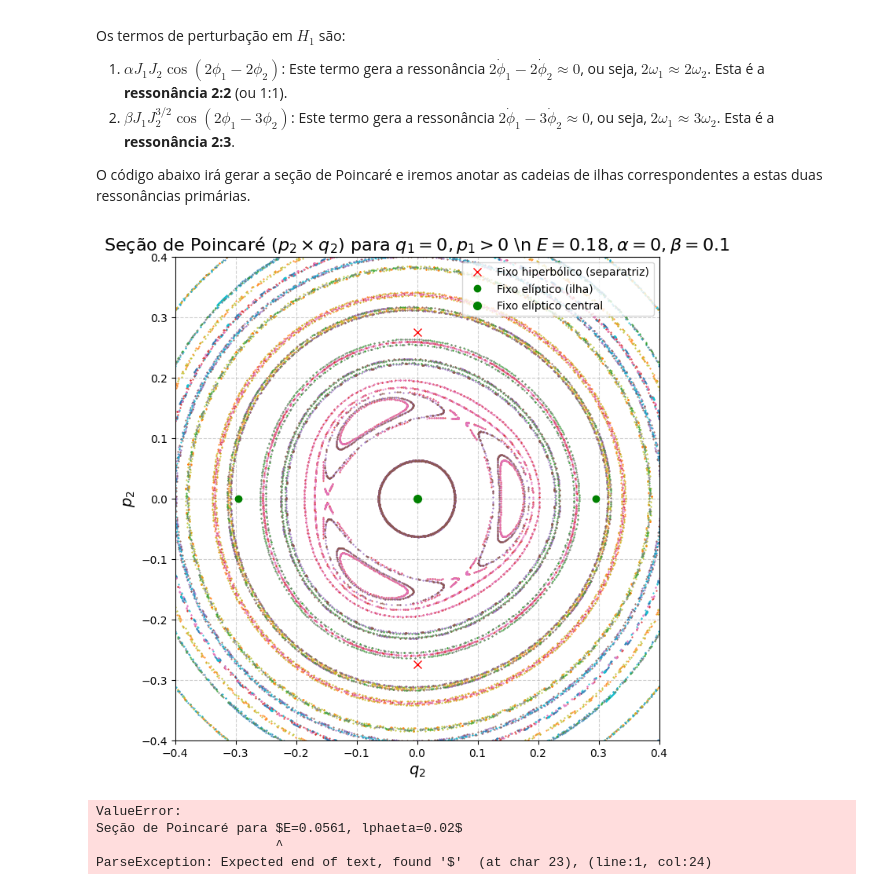
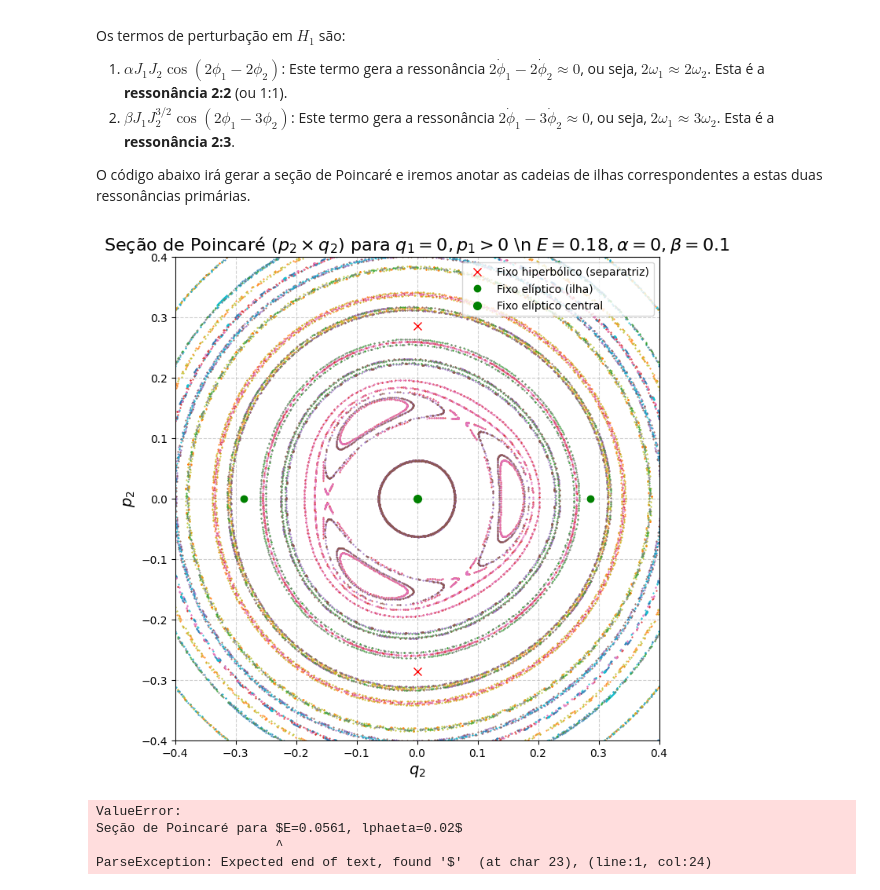
Before and after one commit to Academic-Codex/PGF5005-Mecanica-Classica, a Jupyter notebook: Estudo Dirigido 02/2.Walker-Ford.ipynb, the cells around one changed output. Cells and saved outputs as stored; diff of their text form; code cells hidden in the pictures.

```diff
--- a/Estudo Dirigido 02/2.Walker-Ford.ipynb
+++ b/Estudo Dirigido 02/2.Walker-Ford.ipynb
@@ -560,7 +636,7 @@ def fixed_points_WF(E, alpha, phi1_star=1.5*np.pi):
 # %%
 E = 0.18
-ALPHA = 0.1
-BETA = 0.0
+ALPHA = 0
+BETA = 0.1
 PHI1_SECTION = 1.5 * np.pi
 
 integrator_2_4 = WalkerFordIntegrator(alpha=ALPHA, beta=BETA)
@@ -615,20 +691,20 @@ ax.grid(True, linestyle='--', alpha=0.6)
 # ax.plot(-0.68, 0, 'rx', ms=8)
 # ax.plot([0.38, -0.38], [0.55, 0.55], 'go', ms=6, label='Pontos Fixos Elípticos (Ilha)')
 # ax.plot([0.38, -0.38], [-0.55, -0.55], 'go', ms=6)
-pts = fixed_points_WF(E=0.18, alpha=0.1, phi1_star=PHI1_SECTION)
+pts = fixed_points_alpha_beta(E, ALPHA, BETA, PHI1_SECTION, integrator_2_4)
 
 # sobrepor no gráfico:
-for q2,p2,kind,C,J2,J1 in pts:
-    if kind == 'central':
-        ax.plot(q2, p2, 'go', ms=7, label='Fixo elíptico central')
-    elif C == -1:
-        ax.plot(q2, p2, 'go', ms=6, label='Fixo elíptico (ilha)')  # centros laterais
-    else:
-        ax.plot(q2, p2, 'rx', ms=7, label='Fixo hiperbólico (separatriz)')
+for d in pts:
+    if d['kind'] == 'central':
+        ax.plot(d['q2'], d['p2'], 'go', ms=8, label='Fixo elíptico central')
+    elif d['kind'] == 'lateral':
+        ax.plot(d['q2'], d['p2'], 'go', ms=7, label='Fixo elíptico (ilha)')
+    elif d['kind'] == 'vertical':            # só aparece quando β=0
+        ax.plot(d['q2'], d['p2'], 'rx', ms=8, mew=2, label='Fixo hiperbólico (separatriz)')
 
 # legenda sem duplicatas
-handles, labels = ax.get_legend_handles_labels()
-uniq = dict(zip(labels, handles))
+h, l = ax.get_legend_handles_labels()
+uniq = dict(zip(l, h))
 ax.legend(uniq.values(), uniq.keys())
 
 
@@ -778,35 +856,35 @@ ax.grid(True, linestyle='--', alpha=0.6)
 #                        phi2_span=0.8, J2_min=0.03, J2_max=0.25,
 #                        n_phi=11, n_J=12, n_keep=12)
 # classify_and_plot(fp, integrator_2_4, E, ax)
 # ========================================================
 
 # # Adicionar indicações de pontos fixos
 # ax.plot(0, 0, 'ro', label='Ponto Fixo Elíptico Central') # Ponto central elíptico
 # ax.plot(0.68, 0, 'rx', ms=8, label='Pontos Fixos Hiperbólicos') # Pontos hiperbólicos na separatriz
 # ax.plot(-0.68, 0, 'rx', ms=8)
 # ax.plot([0.38, -0.38], [0.55, 0.55], 'go', ms=6, label='Pontos Fixos Elípticos (Ilha)')
 # ax.plot([0.38, -0.38], [-0.55, -0.55], 'go', ms=6)
-pts = fixed_points_WF(E=0.18, alpha=0.1, phi1_star=PHI1_SECTION)
+pts = fixed_points_WF(E=0.18, alpha=ALPHA, phi1_star=PHI1_SECTION)
 
 # sobrepor no gráfico:
 for q2,p2,kind,C,J2,J1 in pts:
     if kind == 'central':
         ax.plot(q2, p2, 'go', ms=7, label='Fixo elíptico central')
     elif C == -1:
         ax.plot(q2, p2, 'go', ms=6, label='Fixo elíptico (ilha)')  # centros laterais
     else:
         ax.plot(q2, p2, 'rx', ms=7, label='Fixo hiperbólico (separatriz)')
 
 # legenda sem duplicatas
 handles, labels = ax.get_legend_handles_labels()
 uniq = dict(zip(labels, handles))
 ax.legend(uniq.values(), uniq.keys())
 
 
 # ax.legend()
 plt.show()
 # %% [output]
-[figure, old version]
+[figure, new version]
 # %%
 E_2_8 = 0.0561
 ALPHA_BETA_2_8 = 0.02
```
Also changed, not shown: parts of 2 cells of this notebook.
